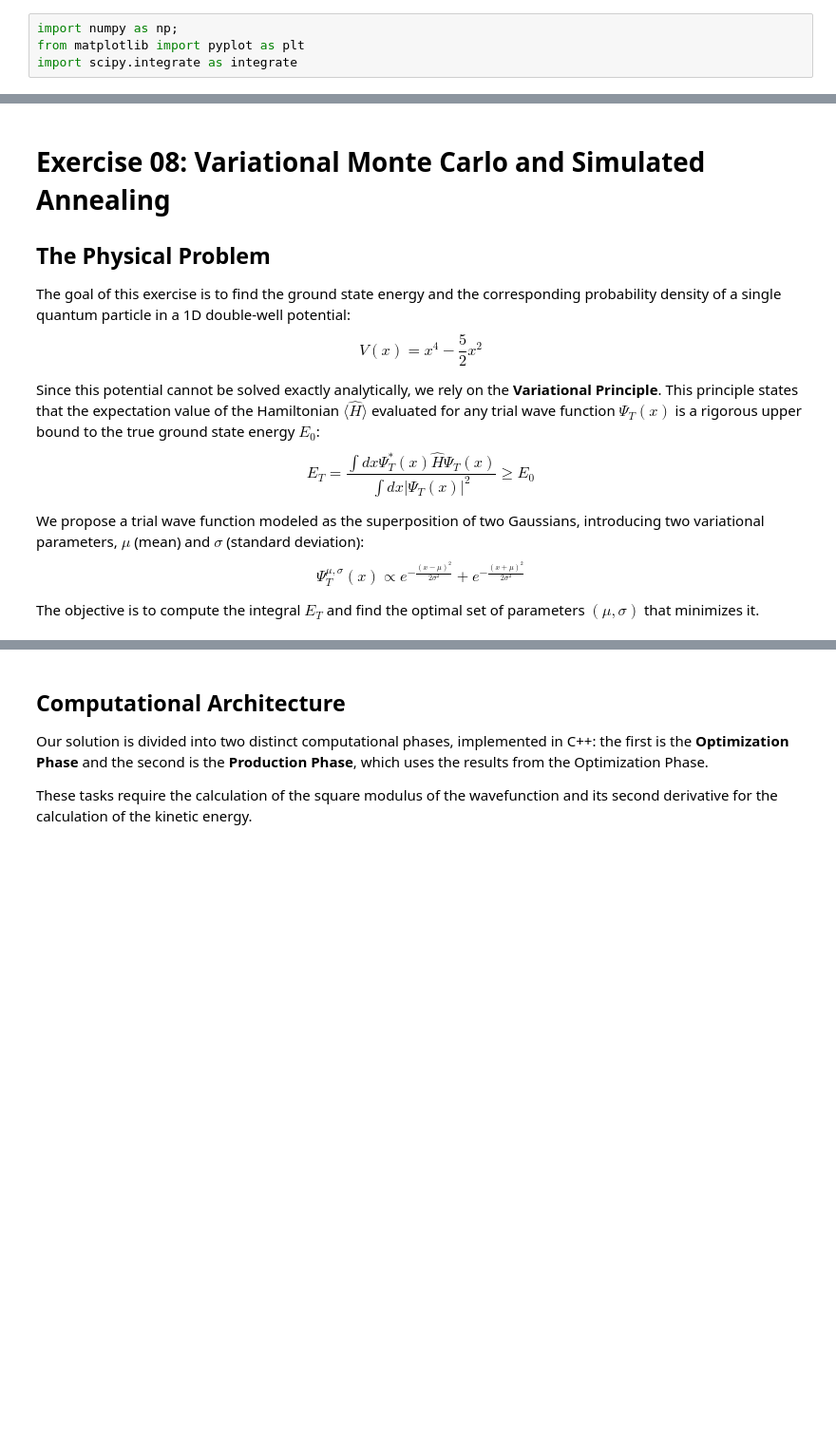
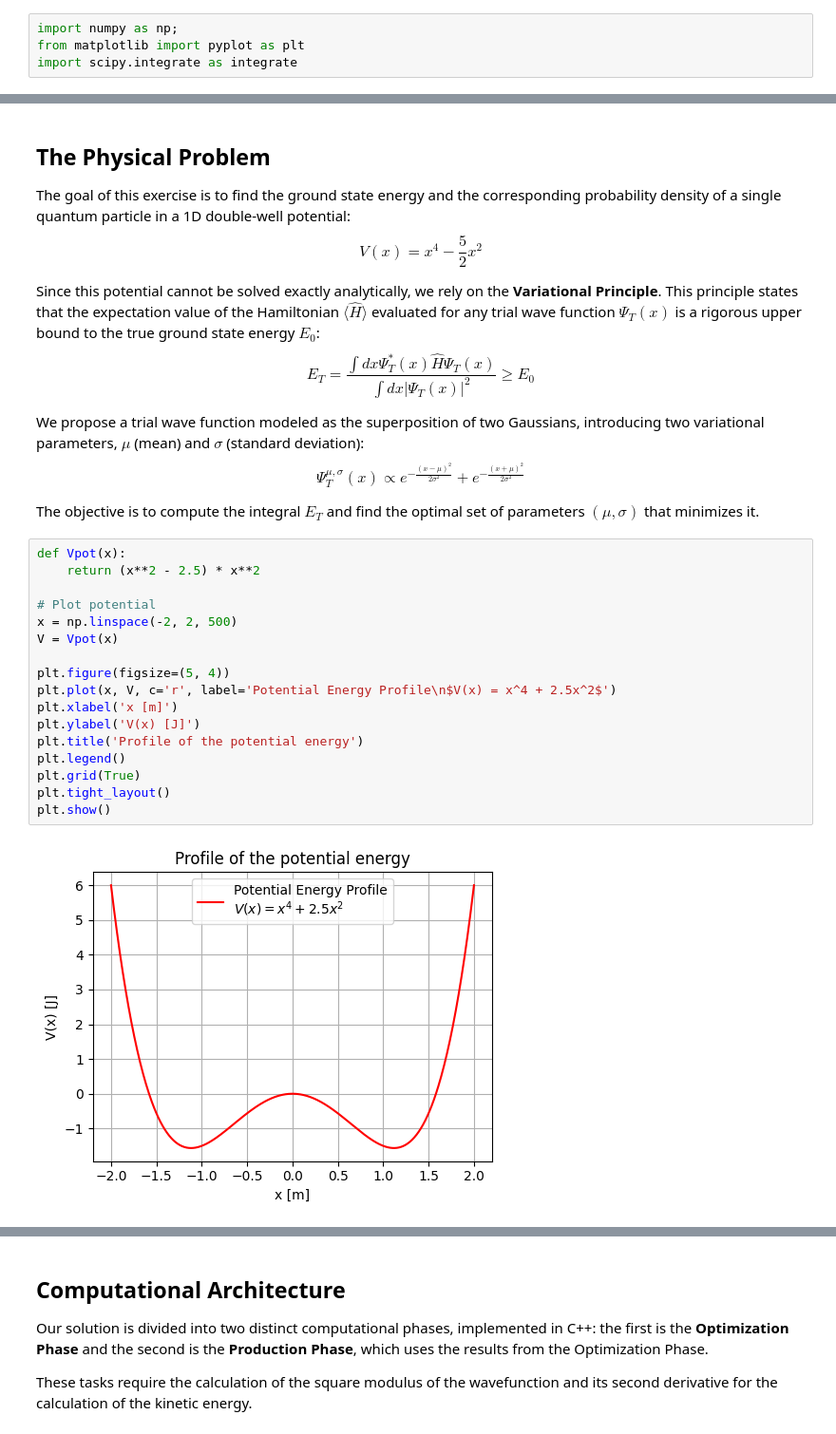
Before and after one commit to giuliagogna/NumericalSimulationLaboratory, a Jupyter notebook: Lab08/analysis8.ipynb, the cells around one changed output, grey strips where cells are left out. Shown at 95% size. Drawn from its saved outputs; the diff is of its cells as text; blank space fills up the shorter version.

```diff
--- a/Lab08/analysis8.ipynb
+++ b/Lab08/analysis8.ipynb
@@ -5,5 +7,4 @@ import scipy.integrate as integrate
 # %% [markdown]
-# Exercise 08: Variational Monte Carlo and Simulated Annealing
 ## The Physical Problem
 The goal of this exercise is to find the ground state energy and the corresponding probability density of a single quantum particle in a 1D double-well potential:
 $$V(x) = x^4 - \frac{5}{2}x^2$$
@@ -15,3 +16,22 @@ We propose a trial wave function modeled as the superposition of two Gaussians,
 $$\Psi_T^{\mu, \sigma}(x) \propto e^{-\frac{(x-\mu)^2}{2\sigma^2}} + e^{-\frac{(x+\mu)^2}{2\sigma^2}}$$
 
 The objective is to compute the integral $E_T$ and find the optimal set of parameters $(\mu, \sigma)$ that minimizes it.
+# %%
+def Vpot(x):
+    return (x**2 - 2.5) * x**2
+
+# Plot potential
+x = np.linspace(-2, 2, 500)
+V = Vpot(x)
+
+plt.figure(figsize=(5, 4))
+plt.plot(x, V, c='r', label='Potential Energy Profile\n$V(x) = x^4 + 2.5x^2$')
+plt.xlabel('x [m]')
+plt.ylabel('V(x) [J]')
+plt.title('Profile of the potential energy')
+plt.legend()
+plt.grid(True)
+plt.tight_layout()
+plt.show()
+# %% [output]
+[figure, added]
```
Also changed, not shown: parts of 18 cells of this notebook, 5 other files.
